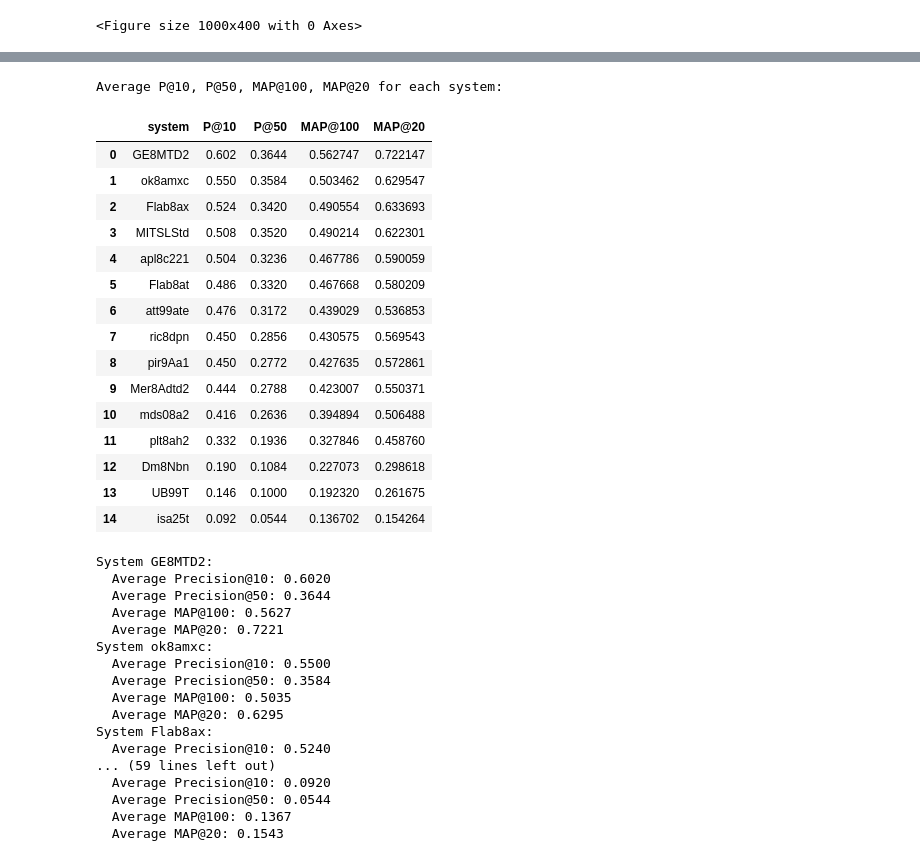
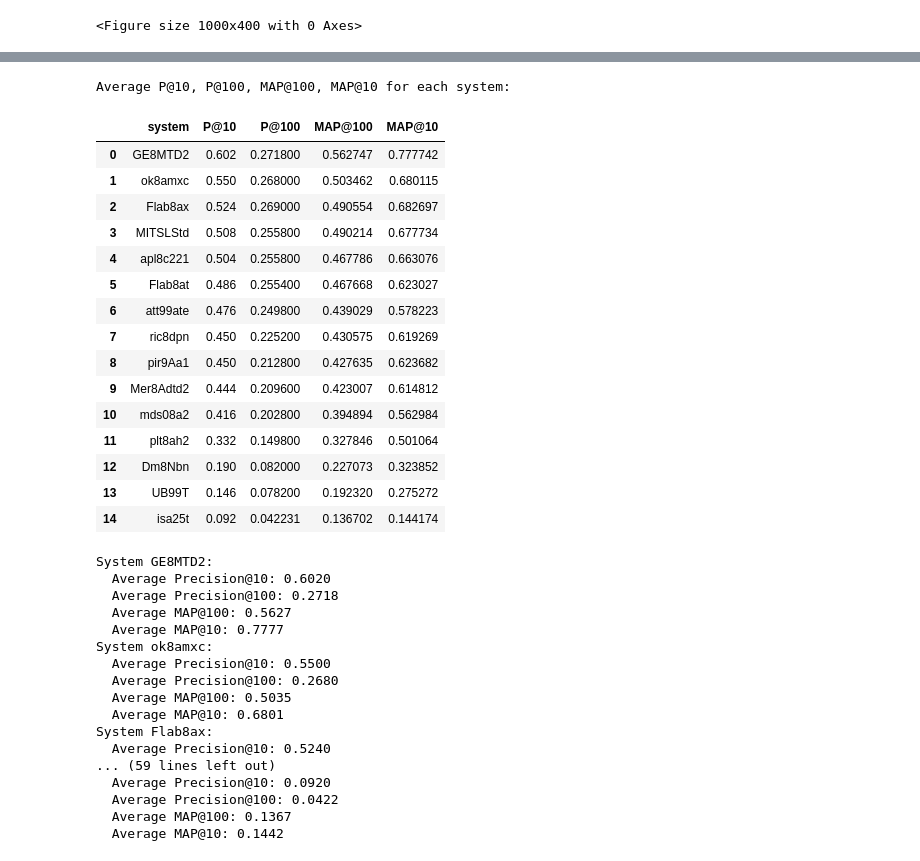
Before and after one commit to naisyh/IR, a Jupyter notebook: PandMAP.ipynb, the cells around one changed output, grey strips where cells are left out. Cells and saved outputs as stored; diff of their text form; code cells hidden in the pictures.

```diff
--- a/PandMAP.ipynb
+++ b/PandMAP.ipynb
@@ -287,69 +310,69 @@ import pandas as pd
 
 # Path to the final results CSV file
 output_path = r'D:\VSCODE PROJECT\IR\scores\final_results.csv'
 
 # Load the final results DataFrame
 final_results = pd.read_csv(output_path)
 
 # Compute average scores for each system
 average_scores = final_results.groupby('system').mean().reset_index()
 
 # Select relevant columns for output
-average_scores = average_scores[['system', 'P@10', 'P@50', 'MAP@100', 'MAP@20']]
+average_scores = average_scores[['system', 'P@10', 'P@100', 'MAP@100', 'MAP@10']]
 
 # Sort the average scores in ascending order
-average_scores = average_scores.sort_values(by=['P@10', 'P@50', 'MAP@100', 'MAP@20'], ascending=False).reset_index(drop=True)
+average_scores = average_scores.sort_values(by=['P@10', 'P@100', 'MAP@100', 'MAP@10'], ascending=False).reset_index(drop=True)
 
 # Print the average scores for each system in a table
-print("Average P@10, P@50, MAP@100, MAP@20 for each system:")
+print("Average P@10, P@100, MAP@100, MAP@10 for each system:")
 display(average_scores)
 
 # Ensure the output directory exists
 output_directory = r'D:\VSCODE PROJECT\IR\scores'
 os.makedirs(output_directory, exist_ok=True)
 
 # Save the average scores to a CSV file
 average_scores.to_csv(os.path.join(output_directory, 'average_scores.csv'), index=False)
 
 # Output in a readable format
 for _, row in average_scores.iterrows():
     print(f"System {row['system']}:")
     print(f"  Average Precision@10: {row['P@10']:.4f}")
-    print(f"  Average Precision@50: {row['P@50']:.4f}")
+    print(f"  Average Precision@100: {row['P@100']:.4f}")
     print(f"  Average MAP@100: {row['MAP@100']:.4f}")
-    print(f"  Average MAP@20: {row['MAP@20']:.4f}")
+    print(f"  Average MAP@10: {row['MAP@10']:.4f}")
 # %% [output]
-Average P@10, P@50, MAP@100, MAP@20 for each system:
+Average P@10, P@100, MAP@100, MAP@10 for each system:
-|  | system | P@10 | P@50 | MAP@100 | MAP@20 |
-| 0 | GE8MTD2 | 0.602 | 0.3644 | 0.562747 | 0.722147 |
-| 1 | ok8amxc | 0.550 | 0.3584 | 0.503462 | 0.629547 |
-| 2 | Flab8ax | 0.524 | 0.3420 | 0.490554 | 0.633693 |
-| 3 | MITSLStd | 0.508 | 0.3520 | 0.490214 | 0.622301 |
-| 4 | apl8c221 | 0.504 | 0.3236 | 0.467786 | 0.590059 |
-| 5 | Flab8at | 0.486 | 0.3320 | 0.467668 | 0.580209 |
-| 6 | att99ate | 0.476 | 0.3172 | 0.439029 | 0.536853 |
-| 7 | ric8dpn | 0.450 | 0.2856 | 0.430575 | 0.569543 |
-| 8 | pir9Aa1 | 0.450 | 0.2772 | 0.427635 | 0.572861 |
-| 9 | Mer8Adtd2 | 0.444 | 0.2788 | 0.423007 | 0.550371 |
-| 10 | mds08a2 | 0.416 | 0.2636 | 0.394894 | 0.506488 |
-| 11 | plt8ah2 | 0.332 | 0.1936 | 0.327846 | 0.458760 |
-| 12 | Dm8Nbn | 0.190 | 0.1084 | 0.227073 | 0.298618 |
-| 13 | UB99T | 0.146 | 0.1000 | 0.192320 | 0.261675 |
-| 14 | isa25t | 0.092 | 0.0544 | 0.136702 | 0.154264 |
+|  | system | P@10 | P@100 | MAP@100 | MAP@10 |
+| 0 | GE8MTD2 | 0.602 | 0.271800 | 0.562747 | 0.777742 |
+| 1 | ok8amxc | 0.550 | 0.268000 | 0.503462 | 0.680115 |
+| 2 | Flab8ax | 0.524 | 0.269000 | 0.490554 | 0.682697 |
+| 3 | MITSLStd | 0.508 | 0.255800 | 0.490214 | 0.677734 |
+| 4 | apl8c221 | 0.504 | 0.255800 | 0.467786 | 0.663076 |
+| 5 | Flab8at | 0.486 | 0.255400 | 0.467668 | 0.623027 |
+| 6 | att99ate | 0.476 | 0.249800 | 0.439029 | 0.578223 |
+| 7 | ric8dpn | 0.450 | 0.225200 | 0.430575 | 0.619269 |
+| 8 | pir9Aa1 | 0.450 | 0.212800 | 0.427635 | 0.623682 |
+| 9 | Mer8Adtd2 | 0.444 | 0.209600 | 0.423007 | 0.614812 |
+| 10 | mds08a2 | 0.416 | 0.202800 | 0.394894 | 0.562984 |
+| 11 | plt8ah2 | 0.332 | 0.149800 | 0.327846 | 0.501064 |
+| 12 | Dm8Nbn | 0.190 | 0.082000 | 0.227073 | 0.323852 |
+| 13 | UB99T | 0.146 | 0.078200 | 0.192320 | 0.275272 |
+| 14 | isa25t | 0.092 | 0.042231 | 0.136702 | 0.144174 |
 System GE8MTD2:
   Average Precision@10: 0.6020
-  Average Precision@50: 0.3644
+  Average Precision@100: 0.2718
   Average MAP@100: 0.5627
-  Average MAP@20: 0.7221
+  Average MAP@10: 0.7777
 System ok8amxc:
   Average Precision@10: 0.5500
-  Average Precision@50: 0.3584
+  Average Precision@100: 0.2680
   Average MAP@100: 0.5035
-  Average MAP@20: 0.6295
+  Average MAP@10: 0.6801
 System Flab8ax:
   Average Precision@10: 0.5240
 ... (59 lines left out)
   Average Precision@10: 0.0920
-  Average Precision@50: 0.0544
+  Average Precision@100: 0.0422
   Average MAP@100: 0.1367
-  Average MAP@20: 0.1543
+  Average MAP@10: 0.1442
```
Also changed, not shown: parts of 6 cells of this notebook, 12 other files.
